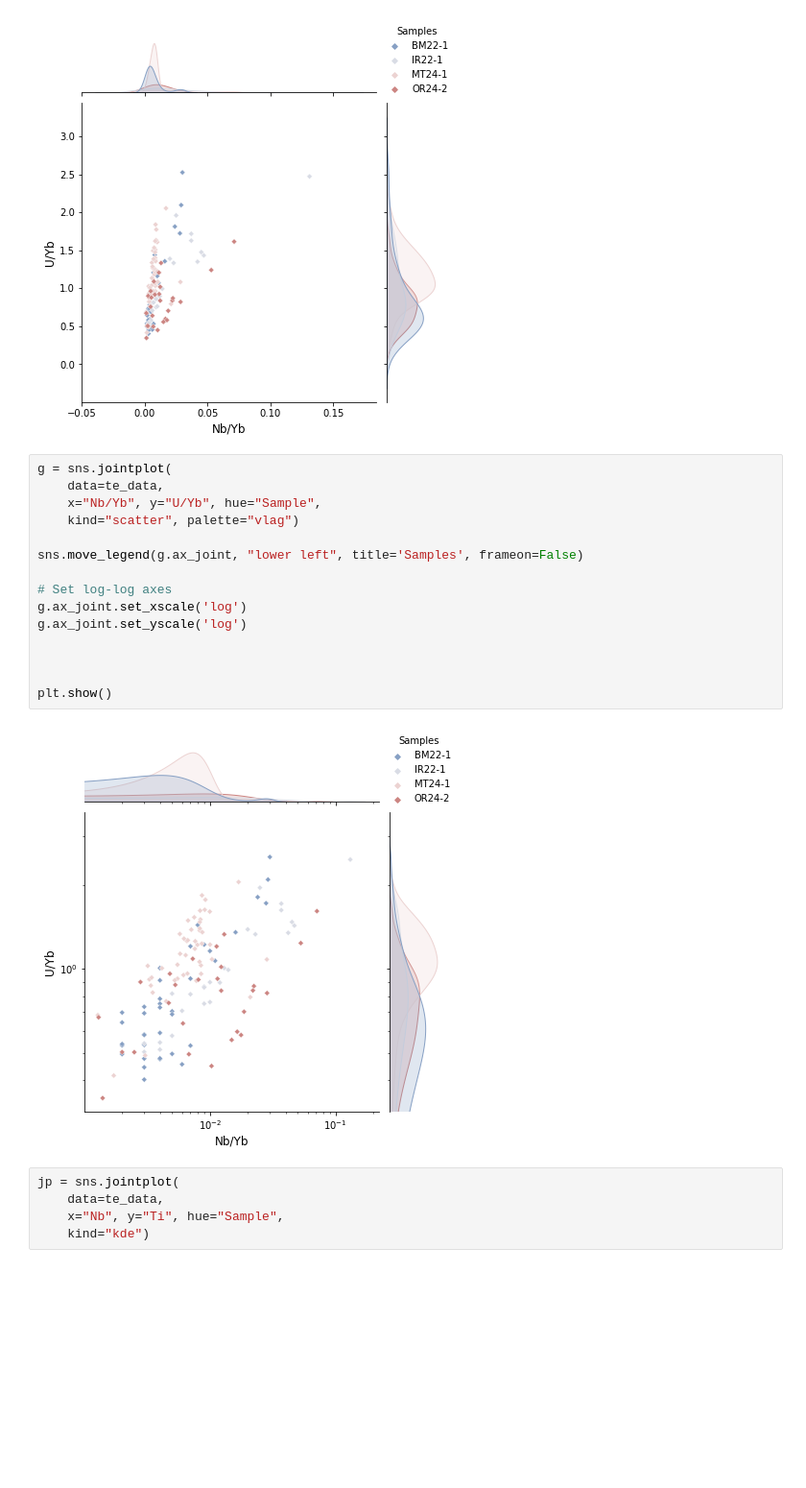
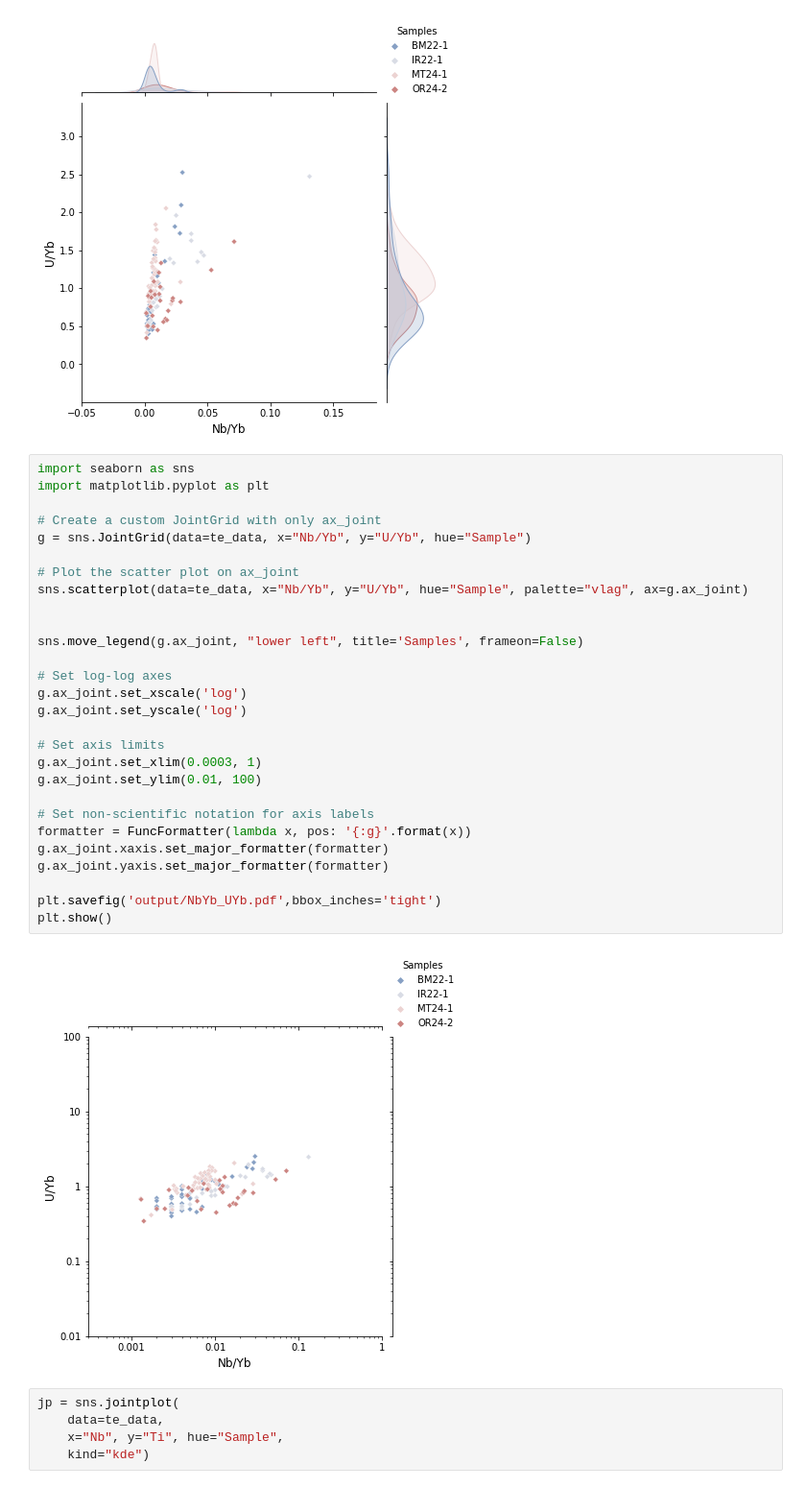
Before and after one commit to Swanson-Hysell-Group/Northbrae_Volcanics, a Jupyter notebook: code/trace_elements.ipynb, the cells around one changed output. Shown at 96% size. Cells and saved outputs as stored; diff of their text form; blank space fills up the shorter version.

```diff
--- a/code/trace_elements.ipynb
+++ b/code/trace_elements.ipynb
@@ -171,22 +171,35 @@ plt.show()
 [figure]
 [figure]
 # %%
-g = sns.jointplot(
-    data=te_data,
-    x="Nb/Yb", y="U/Yb", hue="Sample",
-    kind="scatter", palette="vlag")
+import seaborn as sns
+import matplotlib.pyplot as plt
+
+# Create a custom JointGrid with only ax_joint
+g = sns.JointGrid(data=te_data, x="Nb/Yb", y="U/Yb", hue="Sample")
+
+# Plot the scatter plot on ax_joint
+sns.scatterplot(data=te_data, x="Nb/Yb", y="U/Yb", hue="Sample", palette="vlag", ax=g.ax_joint)
+
 
 sns.move_legend(g.ax_joint, "lower left", title='Samples', frameon=False)
 
 # Set log-log axes
 g.ax_joint.set_xscale('log')
 g.ax_joint.set_yscale('log')
 
+# Set axis limits
+g.ax_joint.set_xlim(0.0003, 1)
+g.ax_joint.set_ylim(0.01, 100)
 
+# Set non-scientific notation for axis labels
+formatter = FuncFormatter(lambda x, pos: '{:g}'.format(x))
+g.ax_joint.xaxis.set_major_formatter(formatter)
+g.ax_joint.yaxis.set_major_formatter(formatter)
 
+plt.savefig('output/NbYb_UYb.pdf',bbox_inches='tight')
 plt.show()
 # %% [output]
-[figure, old version]
+[figure, new version]
 # %%
 jp = sns.jointplot(
     data=te_data,
```
Also changed, not shown: parts of 5 cells of this notebook, 2 other files.
